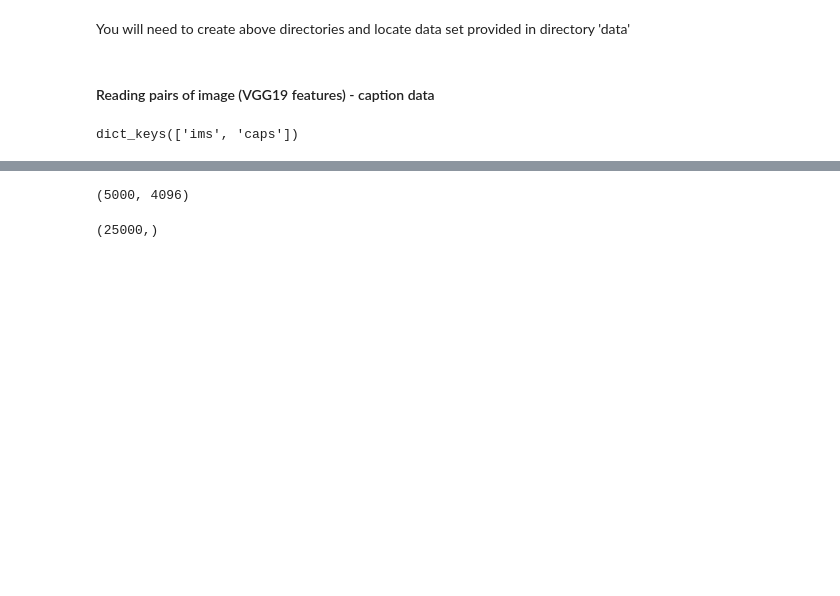
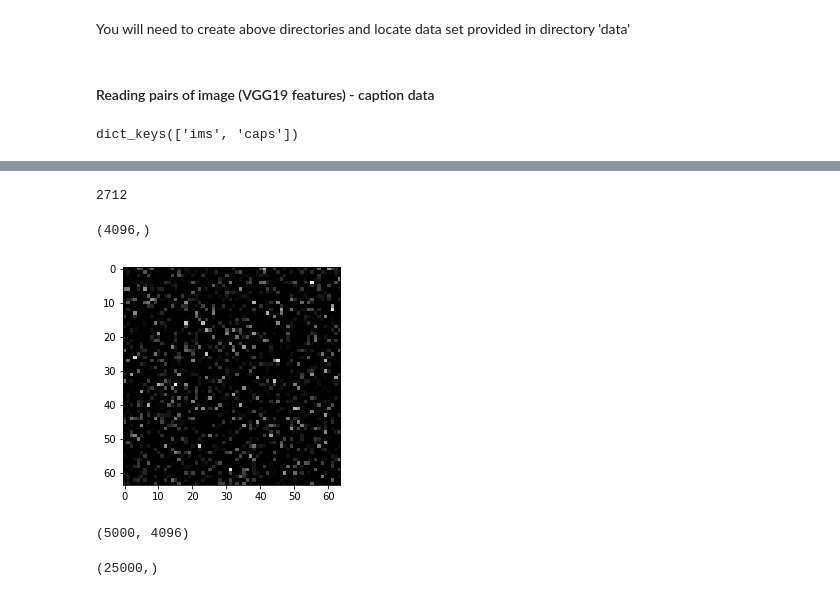
Before and after one commit to irfannurafif/recsys, a Jupyter notebook: ass 3/Assignment-3.3.ipynb, the cells around one changed output, grey strips where cells are left out. Cells and saved outputs as stored; diff of their text form; code cells hidden in the pictures; blank space fills up the shorter version.

```diff
--- a/ass 3/Assignment-3.3.ipynb
+++ b/ass 3/Assignment-3.3.ipynb
@@ -52,3 +73,15 @@ dict_keys(['ims', 'caps'])
+# %%
+val_image_ids[100]
+# %% [output]
+2712
+# %%
+val_data['ims'][0].shape
+# %% [output]
+(4096,)
+# %%
+show_img(val_data['ims'][0])
+# %% [output]
+[figure, added]
 # %%
 np.asarray(np_train_data.item()['ims']).shape
 # %% [output]
```
Also changed, not shown: parts of 52 cells of this notebook.
